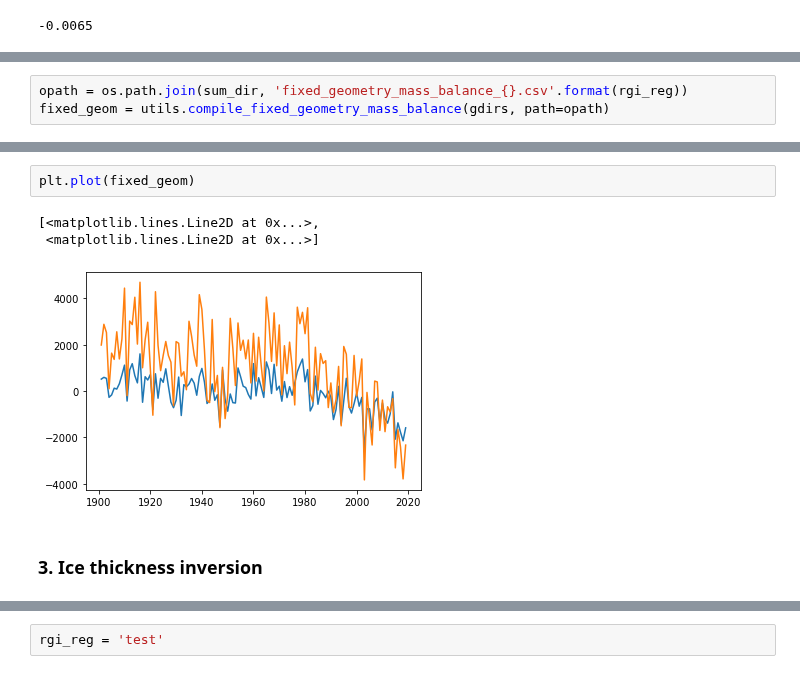
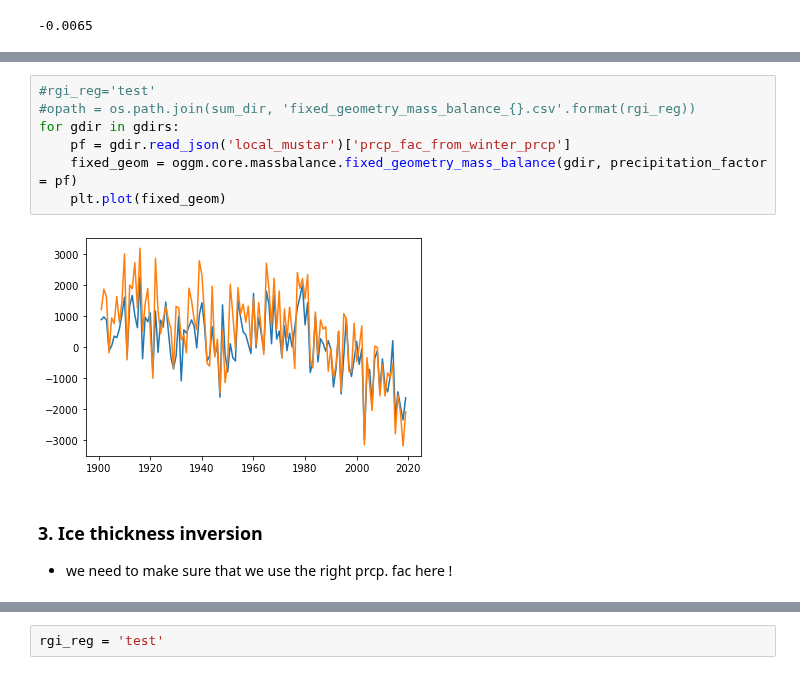
Before and after one commit to OGGM/massbalance-sandbox, a Jupyter notebook: docs/geodetic_mb_calibration_to_volume_changes.ipynb, the cells around one changed output, grey strips where cells are left out. Cells and saved outputs as stored; diff of their text form.

Commit message:
updated OGGM workflow notebook

```diff
--- a/docs/geodetic_mb_calibration_to_volume_changes.ipynb
+++ b/docs/geodetic_mb_calibration_to_volume_changes.ipynb
@@ -117,3 +226,0 @@ rgi_reg='test'
-# %%
-opath = os.path.join(sum_dir, 'fixed_geometry_mass_balance_{}.csv'.format(rgi_reg))
-fixed_geom = utils.compile_fixed_geometry_mass_balance(gdirs, path=opath)
@@ -123,8 +227,13 @@ fixed_geom = utils.compile_fixed_geometry_mass_balance(gdirs, path=opath)
-# %%
-plt.plot(fixed_geom)
-# %% [output]
-[<matplotlib.lines.Line2D at 0x...>,
- <matplotlib.lines.Line2D at 0x...>]
-[figure, removed]
-# %% [markdown]
-### 3. Ice thickness inversion
+# %%
+#rgi_reg='test'
+#opath = os.path.join(sum_dir, 'fixed_geometry_mass_balance_{}.csv'.format(rgi_reg))
+for gdir in gdirs:
+    pf = gdir.read_json('local_mustar')['prcp_fac_from_winter_prcp']
+    fixed_geom = oggm.core.massbalance.fixed_geometry_mass_balance(gdir, precipitation_factor = pf)
+    plt.plot(fixed_geom)
+# %% [output]
+[figure, added]
+# %% [markdown]
+### 3. Ice thickness inversion
+
+- we need to make sure that we use the right prcp. fac here !
```
Also changed, not shown: parts of 54 cells of this notebook.
